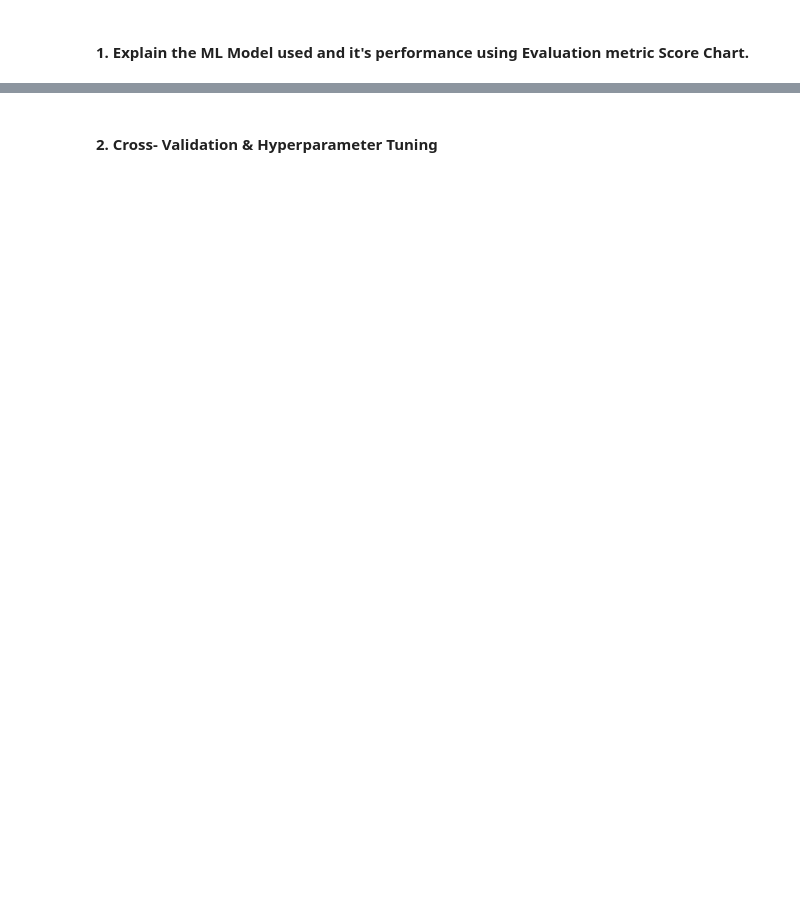
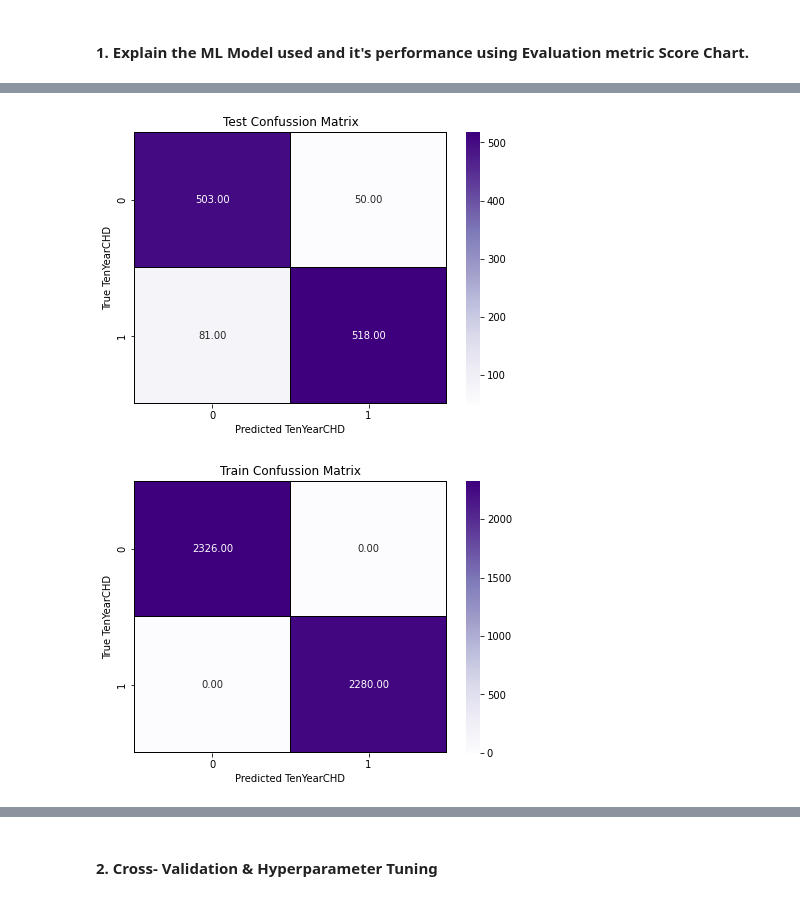
Before and after one commit to Sridharpadhy/Cardiovascular-Risk-Prediction, a Jupyter notebook: Sridhar_ML_Classification_Capstone_Project_Cardiovascular_Risk_Prediction_.ipynb, the cells around one changed output, grey strips where cells are left out. Drawn from its saved outputs; the diff is of its cells as text; code cells hidden in the pictures; blank space fills up the shorter version.

```diff
--- a/Sridhar_ML_Classification_Capstone_Project_Cardiovascular_Risk_Prediction_.ipynb
+++ b/Sridhar_ML_Classification_Capstone_Project_Cardiovascular_Risk_Prediction_.ipynb
@@ -1249,4 +1252,14 @@ Logistic Regression we used as the First model to predict the TenYearCHD.Accurac
+# %%
+# ML Model - 2 Implementation
+rfc = RandomForestClassifier(random_state=2)
+# Fit the Algorithm
+rfc.fit(x_train, y_train)
+# Predict on the model
+rfc_train_pred = rfc.predict(x_train)
+rfc_test_pred = rfc.predict(x_test)
+rfc_y_pred_proba = rfc.predict_proba(x_test)[:,1]
 # %% [markdown]
 #### 1. Explain the ML Model used and it's performance using Evaluation metric Score Chart.
 # %%
 # Visualizing evaluation Metric Score chart
+rfc_eval_matric , rf_train , rf_test = evaluation_metrics(x_train, y_train, x_test, y_test, rfc_train_pred, rfc_test_pred)
@@ -1252,0 +1279,8 @@ Logistic Regression we used as the First model to predict the TenYearCHD.Accurac
+# %%
+#For test
+confusion_matrix_plot(rf_test , 'Test Confussion Matrix' )
+#for Train
+confusion_matrix_plot(rf_train , 'Train Confussion Matrix' )
+# %% [output]
+[figure, added]
+[figure, added]
```
Also changed, not shown: parts of 79 cells of this notebook.
